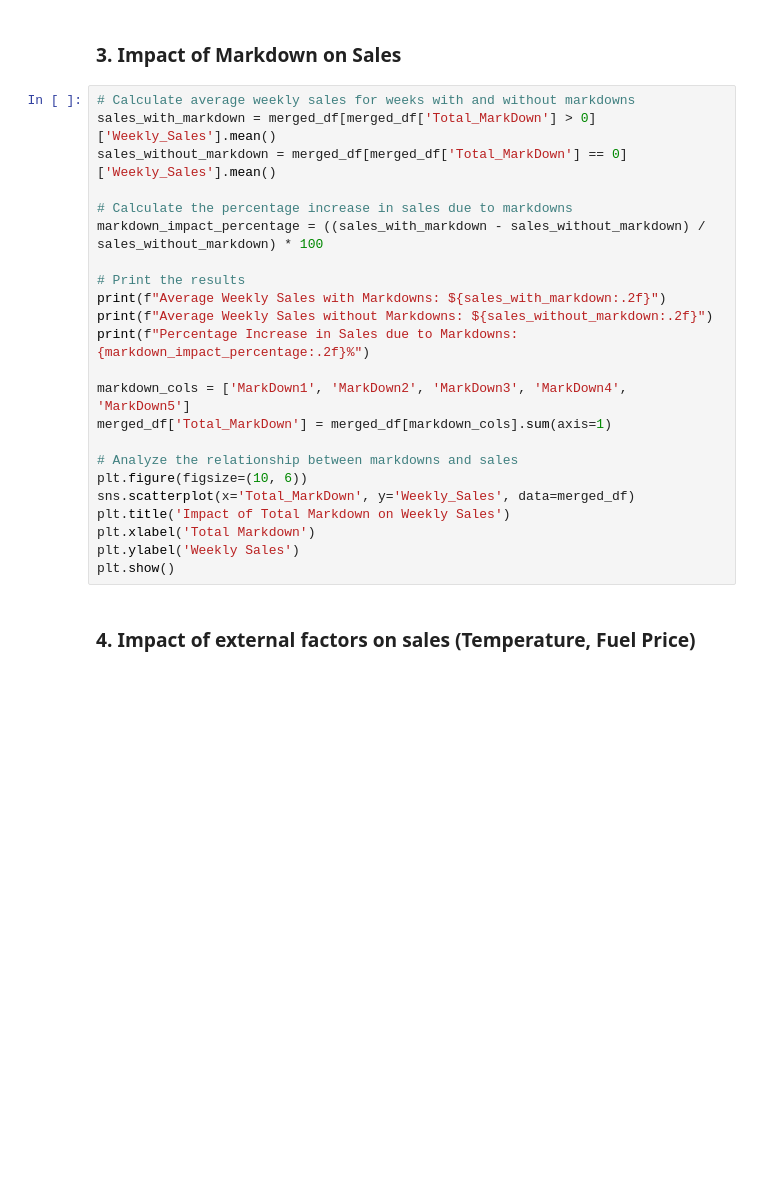
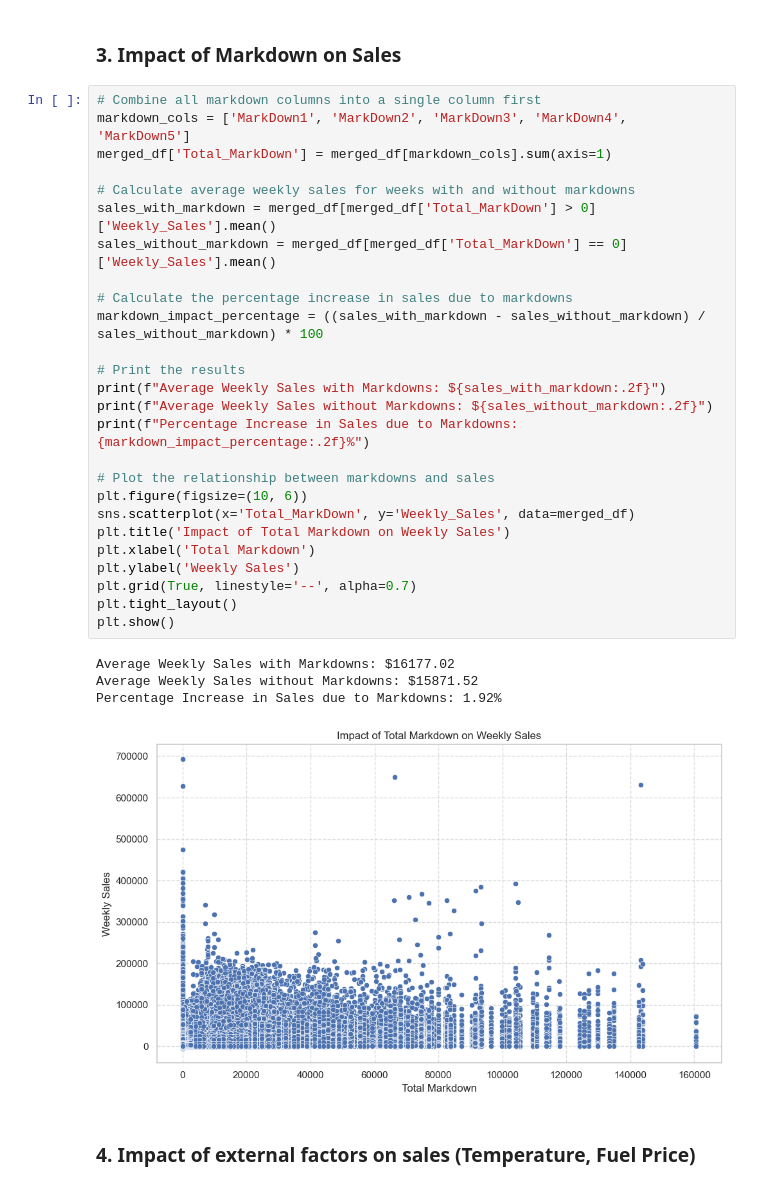
Before and after one commit to Dushyantt2/Sales-Data-Analysis, a Jupyter notebook: SalesAnalysis.ipynb, the cells around one changed output. Cells and saved outputs as stored; diff of their text form; blank space fills up the shorter version.

```diff
--- a/SalesAnalysis.ipynb
+++ b/SalesAnalysis.ipynb
@@ -183,28 +184,36 @@ Next, we will analyze how promotional markdowns and external factors like temper
 # %% [markdown]
   ### **3. Impact of Markdown on Sales**
 # %%
+# Combine all markdown columns into a single column first
+markdown_cols = ['MarkDown1', 'MarkDown2', 'MarkDown3', 'MarkDown4', 'MarkDown5']
+merged_df['Total_MarkDown'] = merged_df[markdown_cols].sum(axis=1)
+
 # Calculate average weekly sales for weeks with and without markdowns
 sales_with_markdown = merged_df[merged_df['Total_MarkDown'] > 0]['Weekly_Sales'].mean()
 sales_without_markdown = merged_df[merged_df['Total_MarkDown'] == 0]['Weekly_Sales'].mean()
 
 # Calculate the percentage increase in sales due to markdowns
 markdown_impact_percentage = ((sales_with_markdown - sales_without_markdown) / sales_without_markdown) * 100
 
 # Print the results
 print(f"Average Weekly Sales with Markdowns: ${sales_with_markdown:.2f}")
 print(f"Average Weekly Sales without Markdowns: ${sales_without_markdown:.2f}")
 print(f"Percentage Increase in Sales due to Markdowns: {markdown_impact_percentage:.2f}%")
 
-markdown_cols = ['MarkDown1', 'MarkDown2', 'MarkDown3', 'MarkDown4', 'MarkDown5']
-merged_df['Total_MarkDown'] = merged_df[markdown_cols].sum(axis=1)
-
-# Analyze the relationship between markdowns and sales
+# Plot the relationship between markdowns and sales
 plt.figure(figsize=(10, 6))
 sns.scatterplot(x='Total_MarkDown', y='Weekly_Sales', data=merged_df)
 plt.title('Impact of Total Markdown on Weekly Sales')
 plt.xlabel('Total Markdown')
 plt.ylabel('Weekly Sales')
+plt.grid(True, linestyle='--', alpha=0.7)
+plt.tight_layout()
 plt.show()
+# %% [output]
+Average Weekly Sales with Markdowns: $16177.02
+Average Weekly Sales without Markdowns: $15871.52
+Percentage Increase in Sales due to Markdowns: 1.92%
+[figure, added]
 # %% [markdown]
   ### **4. Impact of external factors on sales (Temperature, Fuel Price)**
 # %% [markdown]
```
Also changed, not shown: parts of 5 cells of this notebook.
